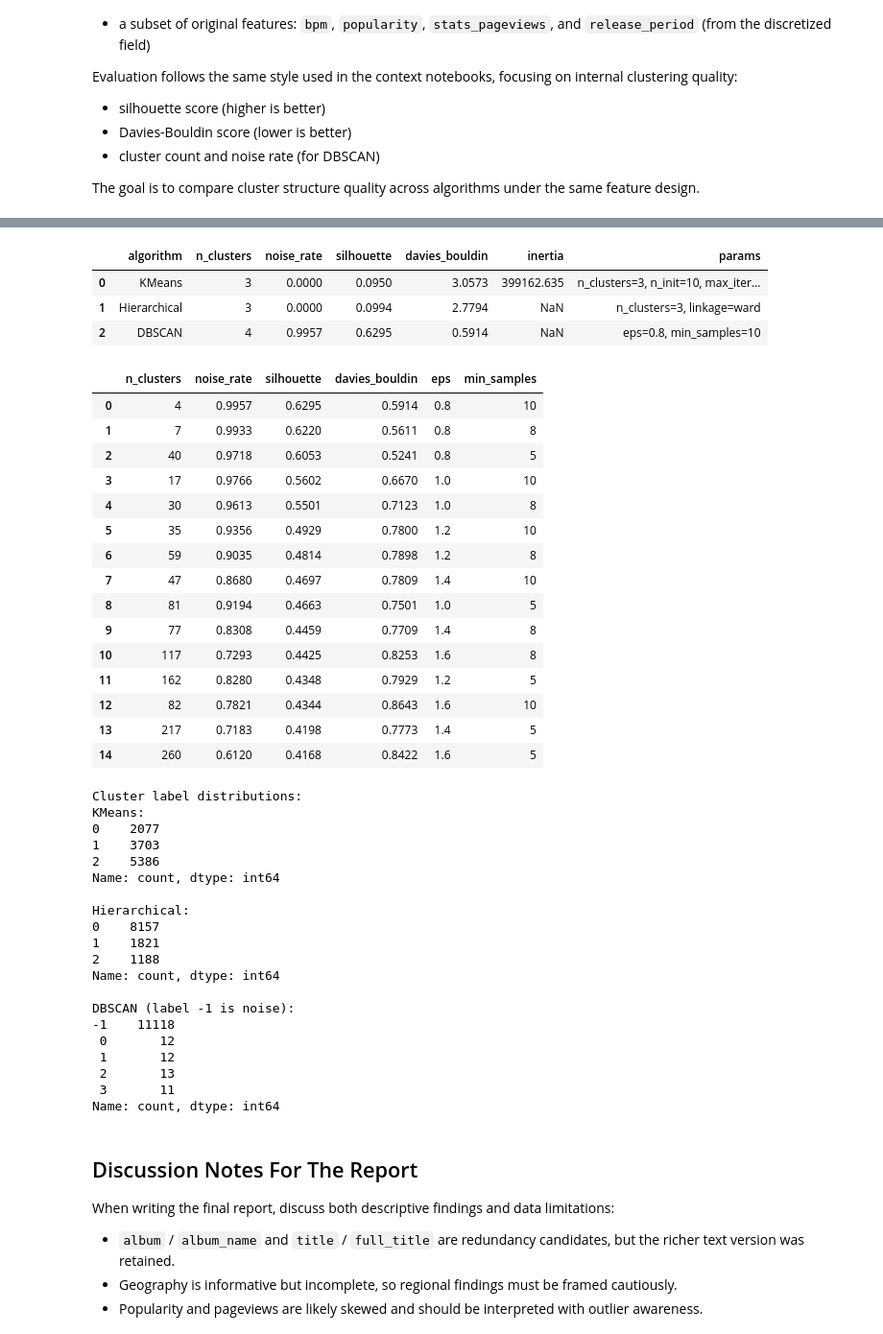
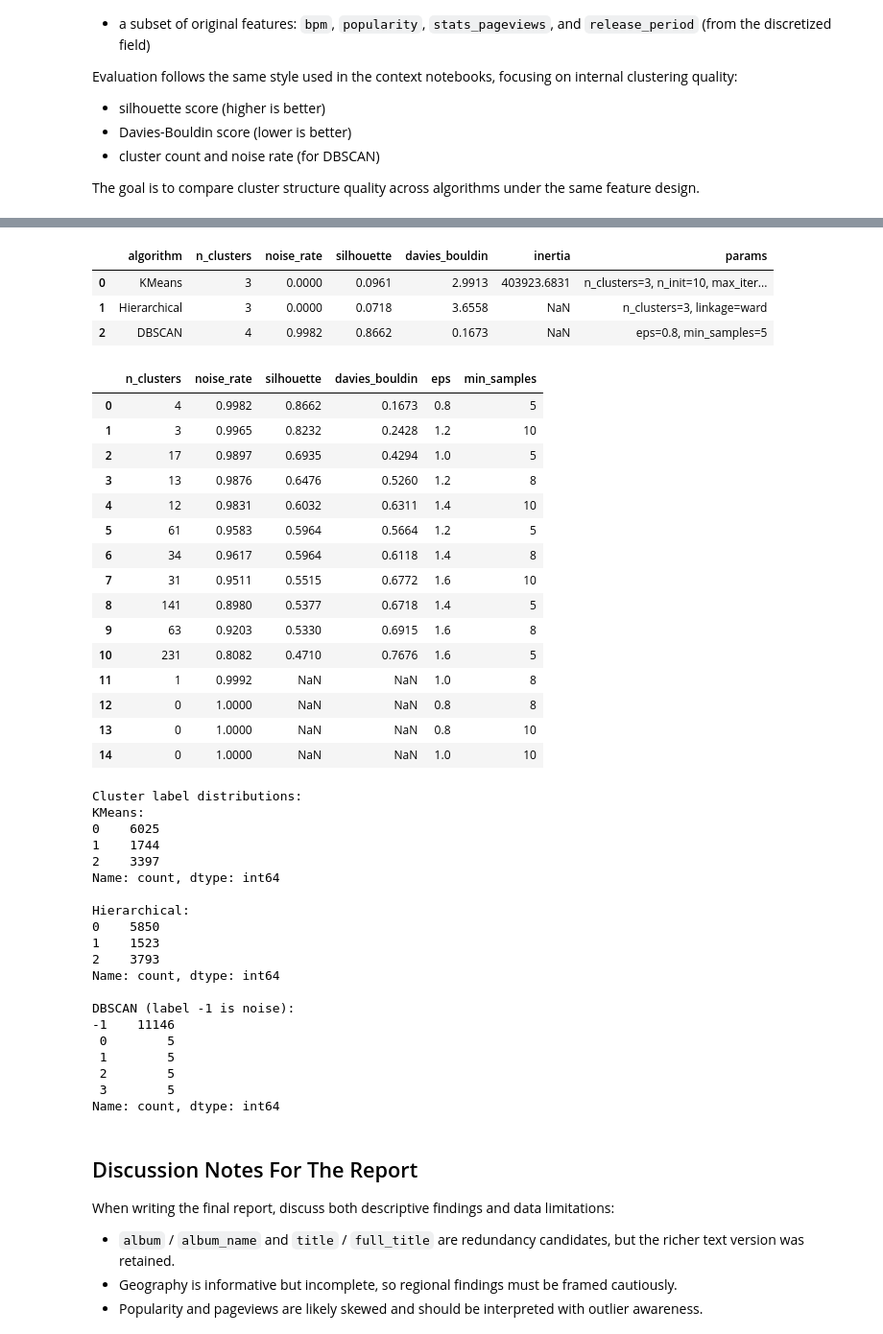
Before and after one commit to simonegrandinetti/ML_first_project, a Jupyter notebook: main_project.ipynb, the cells around one changed output, grey strips where cells are left out. Shown at 96% size. Cells and saved outputs as stored; diff of their text form; code cells hidden in the pictures.

```diff
--- a/main_project.ipynb
+++ b/main_project.ipynb
@@ -400,11 +400,11 @@ Temporal features are central to understanding music release patterns and artist
 # %%
-from ml_utils.constants import MERGED_DATETIME_COLUMNS
+from ml_utils.constants import DATE_COMPONENT_COLUMNS
 from ml_utils.preprocessing import derive_date_fields, compute_final_release_year
 
 # Stage D: Date Field Derivation
 
-# Extract year, month, day components from every parsed datetime field in the merged dataset.
-df = derive_date_fields(df, date_columns=list(MERGED_DATETIME_COLUMNS))
+# Extract year, month, day components only for the intended analytical date fields.
+df = derive_date_fields(df, date_columns=list(DATE_COMPONENT_COLUMNS))
 
 # Compute canonical release year (priority: album_release_date > year field)
 df = compute_final_release_year(df, date_column='album_release_date', year_column='year')
@@ -3317,13 +3317,18 @@ if selected_rule_features:
 X_parts = [feature_build]
 X_parts.extend(onehot_parts)
 X_raw = pd.concat(X_parts, axis=1)
+X_raw = X_raw.loc[:, ~X_raw.columns.duplicated()].copy()
+
+# Cast numeric columns to float before imputation so nullable Int64 columns can
+# safely receive non-integer medians (e.g. stats_pageviews).
+numeric_cols = [col for col in X_raw.columns if pd.api.types.is_numeric_dtype(X_raw[col])]
+for col in numeric_cols:
+    X_raw[col] = pd.to_numeric(X_raw[col], errors="coerce").astype("float64")
 
 # Impute numeric missings with median (one-hot/rule columns are already complete).
-for col in X_raw.columns:
-    if pd.api.types.is_numeric_dtype(X_raw[col]) and X_raw[col].isna().any():
+for col in numeric_cols:
+    if X_raw[col].isna().any():
         X_raw[col] = X_raw[col].fillna(X_raw[col].median())
-
-X_raw = X_raw.loc[:, ~X_raw.columns.duplicated()].copy()
 
 scaler = StandardScaler()
 X_scaled = scaler.fit_transform(X_raw)
@@ -3510,43 +3515,43 @@ print(pd.Series(dbscan_labels).value_counts(dropna=False).sort_index())
 | 5 | n_samples | 11166 |
 |  | algorithm | n_clusters | noise_rate | silhouette | davies_bouldin | inertia | params |
-| 0 | KMeans | 3 | 0.0000 | 0.0950 | 3.0573 | 399162.635 | n_clusters=3, n_init=10, max_iter... |
-| 1 | Hierarchical | 3 | 0.0000 | 0.0994 | 2.7794 | NaN | n_clusters=3, linkage=ward |
-| 2 | DBSCAN | 4 | 0.9957 | 0.6295 | 0.5914 | NaN | eps=0.8, min_samples=10 |
+| 0 | KMeans | 3 | 0.0000 | 0.0961 | 2.9913 | 403923.6831 | n_clusters=3, n_init=10, max_iter... |
+| 1 | Hierarchical | 3 | 0.0000 | 0.0718 | 3.6558 | NaN | n_clusters=3, linkage=ward |
+| 2 | DBSCAN | 4 | 0.9982 | 0.8662 | 0.1673 | NaN | eps=0.8, min_samples=5 |
 |  | n_clusters | noise_rate | silhouette | davies_bouldin | eps | min_samples |
-| 0 | 4 | 0.9957 | 0.6295 | 0.5914 | 0.8 | 10 |
-| 1 | 7 | 0.9933 | 0.6220 | 0.5611 | 0.8 | 8 |
-| 2 | 40 | 0.9718 | 0.6053 | 0.5241 | 0.8 | 5 |
-| 3 | 17 | 0.9766 | 0.5602 | 0.6670 | 1.0 | 10 |
-| 4 | 30 | 0.9613 | 0.5501 | 0.7123 | 1.0 | 8 |
-| 5 | 35 | 0.9356 | 0.4929 | 0.7800 | 1.2 | 10 |
-| 6 | 59 | 0.9035 | 0.4814 | 0.7898 | 1.2 | 8 |
-| 7 | 47 | 0.8680 | 0.4697 | 0.7809 | 1.4 | 10 |
-| 8 | 81 | 0.9194 | 0.4663 | 0.7501 | 1.0 | 5 |
-| 9 | 77 | 0.8308 | 0.4459 | 0.7709 | 1.4 | 8 |
-| 10 | 117 | 0.7293 | 0.4425 | 0.8253 | 1.6 | 8 |
-| 11 | 162 | 0.8280 | 0.4348 | 0.7929 | 1.2 | 5 |
-| 12 | 82 | 0.7821 | 0.4344 | 0.8643 | 1.6 | 10 |
-| 13 | 217 | 0.7183 | 0.4198 | 0.7773 | 1.4 | 5 |
-| 14 | 260 | 0.6120 | 0.4168 | 0.8422 | 1.6 | 5 |
+| 0 | 4 | 0.9982 | 0.8662 | 0.1673 | 0.8 | 5 |
+| 1 | 3 | 0.9965 | 0.8232 | 0.2428 | 1.2 | 10 |
+| 2 | 17 | 0.9897 | 0.6935 | 0.4294 | 1.0 | 5 |
+| 3 | 13 | 0.9876 | 0.6476 | 0.5260 | 1.2 | 8 |
+| 4 | 12 | 0.9831 | 0.6032 | 0.6311 | 1.4 | 10 |
+| 5 | 61 | 0.9583 | 0.5964 | 0.5664 | 1.2 | 5 |
+| 6 | 34 | 0.9617 | 0.5964 | 0.6118 | 1.4 | 8 |
+| 7 | 31 | 0.9511 | 0.5515 | 0.6772 | 1.6 | 10 |
+| 8 | 141 | 0.8980 | 0.5377 | 0.6718 | 1.4 | 5 |
+| 9 | 63 | 0.9203 | 0.5330 | 0.6915 | 1.6 | 8 |
+| 10 | 231 | 0.8082 | 0.4710 | 0.7676 | 1.6 | 5 |
+| 11 | 1 | 0.9992 | NaN | NaN | 1.0 | 8 |
+| 12 | 0 | 1.0000 | NaN | NaN | 0.8 | 8 |
+| 13 | 0 | 1.0000 | NaN | NaN | 0.8 | 10 |
+| 14 | 0 | 1.0000 | NaN | NaN | 1.0 | 10 |
 Cluster label distributions:
 KMeans:
-0    2077
-1    3703
-2    5386
+0    6025
+1    1744
+2    3397
 Name: count, dtype: int64
 
 Hierarchical:
-0    8157
-1    1821
-2    1188
+0    5850
+1    1523
+2    3793
 Name: count, dtype: int64
 
 DBSCAN (label -1 is noise):
--1    11118
- 0       12
- 1       12
- 2       13
- 3       11
+-1    11146
+ 0        5
+ 1        5
+ 2        5
+ 3        5
 Name: count, dtype: int64
 # %% [markdown]
 ## Discussion Notes For The Report
```
Also changed, not shown: parts of 10 cells of this notebook, 2 other files.
